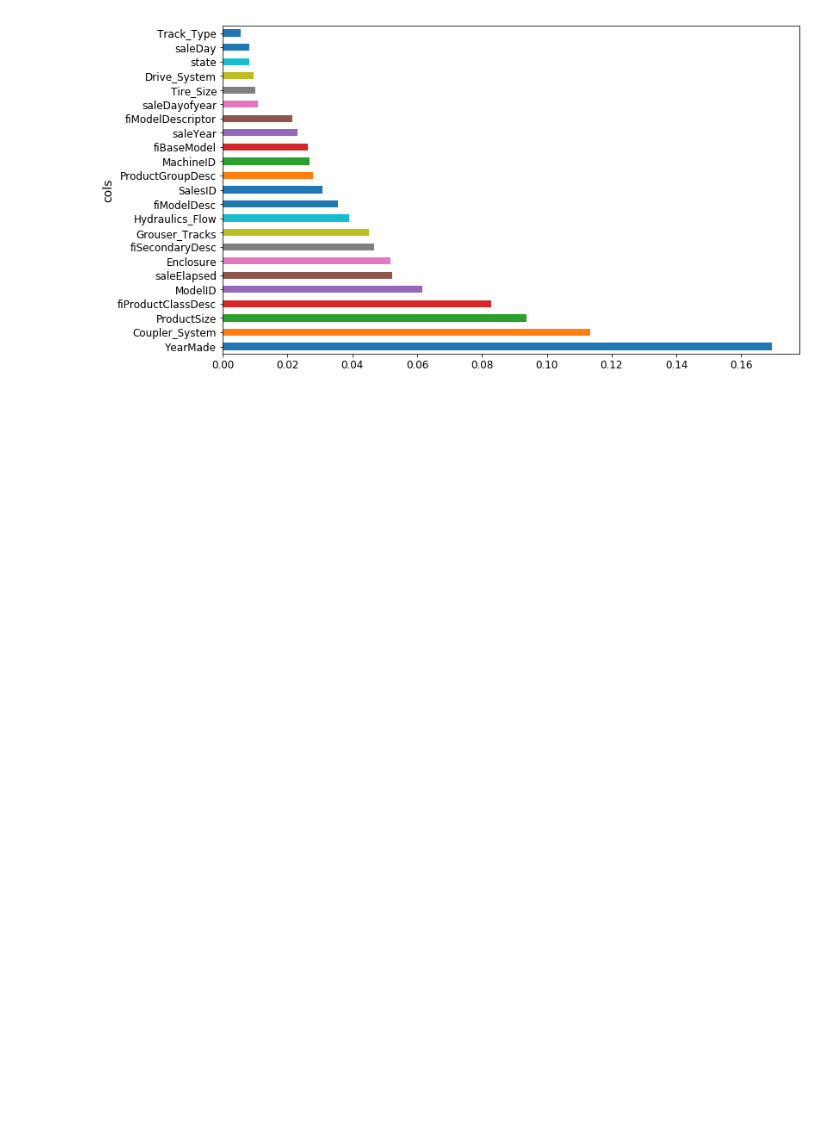
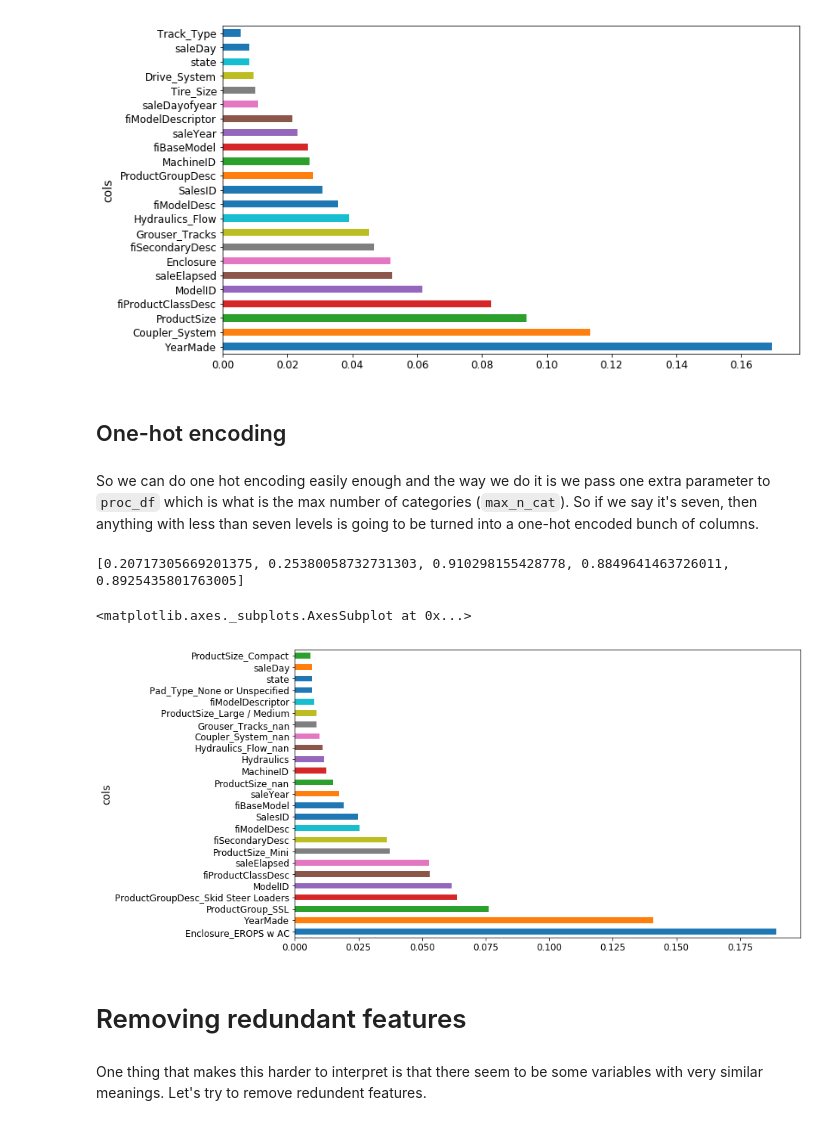
Before and after one commit to Sundragon1993/fastai, a Jupyter notebook: courses/ml1/lesson2-rf_interpretation.ipynb, the cells around one changed output. Drawn from its saved outputs; the diff is of its cells as text; code cells hidden in the pictures; blank space fills up the shorter version.

Commit message:
Code for L4 random forest interpretation
* One-hot encoding
* Removing redundant features
* Partial dependence

```diff
--- a/courses/ml1/lesson2-rf_interpretation.ipynb
+++ b/courses/ml1/lesson2-rf_interpretation.ipynb
@@ -215,3 +215,26 @@ plot_fi(fi)
 # %% [output]
 <matplotlib.axes._subplots.AxesSubplot at 0x...>
 [figure]
+# %% [markdown]
+## One-hot encoding
+# %% [markdown]
+So we can do one hot encoding easily enough and the way we do it is we pass one extra parameter to `proc_df` which is what is the max number of categories (`max_n_cat`). So if we say it's seven, then anything with less than seven levels is going to be turned into a one-hot encoded bunch of columns.
+# %%
+df_trn2, y_trn, nas = proc_df(df_raw, 'SalePrice', max_n_cat=7)
+X_train, X_valid = split_vals(df_trn2, n_trn)
+
+m = RandomForestRegressor(n_estimators=40, min_samples_leaf=3, max_features=0.6, n_jobs=-1, oob_score=True)
+m.fit(X_train, y_train)
+print_score(m)
+# %% [output]
+[0.20717305669201375, 0.25380058732731303, 0.910298155428778, 0.8849641463726011, 0.8925435801763005]
+# %%
+fi = rf_feat_importance(m, df_trn2)
+plot_fi(fi[:25])
+# %% [output]
+<matplotlib.axes._subplots.AxesSubplot at 0x...>
+[figure, added]
+# %% [markdown]
+# Removing redundant features
+# %% [markdown]
+One thing that makes this harder to interpret is that there seem to be some variables with very similar meanings. Let's try to remove redundent features.
```
Also changed, not shown: parts of 37 cells of this notebook.
